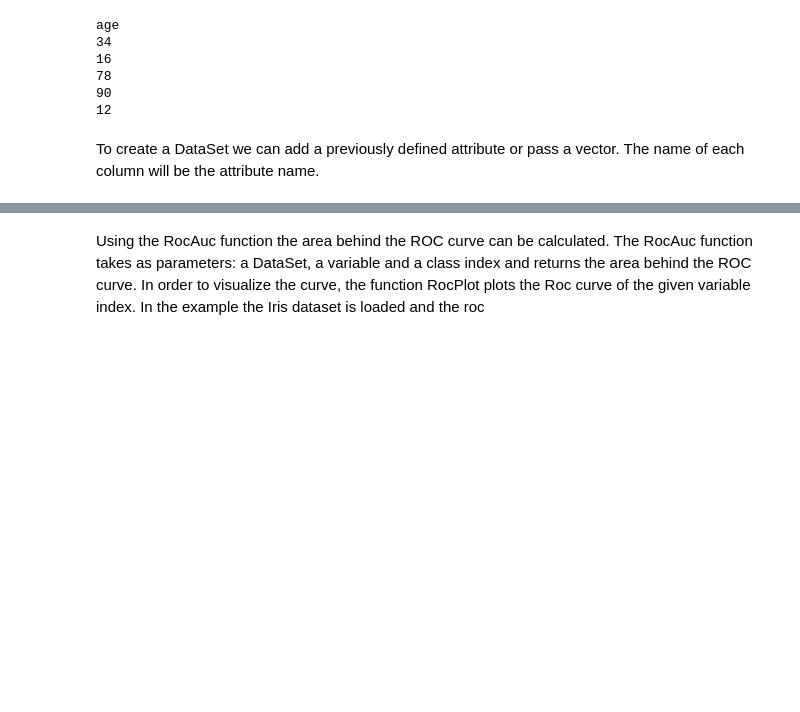
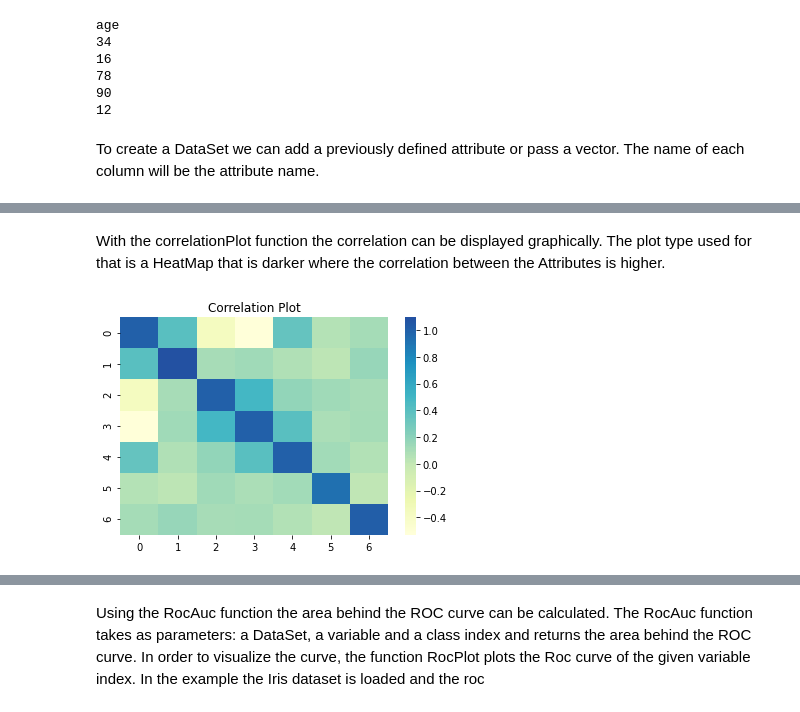
Before and after one commit to nuriale207/preprocesspack, a Jupyter notebook: Tutorial.ipynb, the cells around one changed output, grey strips where cells are left out. Drawn from its saved outputs; the diff is of its cells as text; code cells hidden in the pictures; blank space fills up the shorter version.

```diff
--- a/Tutorial.ipynb
+++ b/Tutorial.ipynb
@@ -113,0 +189,3 @@ age
+# %%
+wineDataStandardized=wineData.standardize()
+wineDataStandardized.printDataSet()
@@ -144,0 +280,6 @@ graphics.correlationPlot(ds)
+# %% [markdown]
+With the correlationPlot function the correlation can be displayed graphically. The plot type used for that is a HeatMap that is darker where the correlation between the Attributes is higher.
+# %%
+ graphics.correlationPlot(wineDataStandardized)
+# %% [output]
+[figure, added]
```
Also changed, not shown: parts of 37 cells of this notebook, 7 other files.
